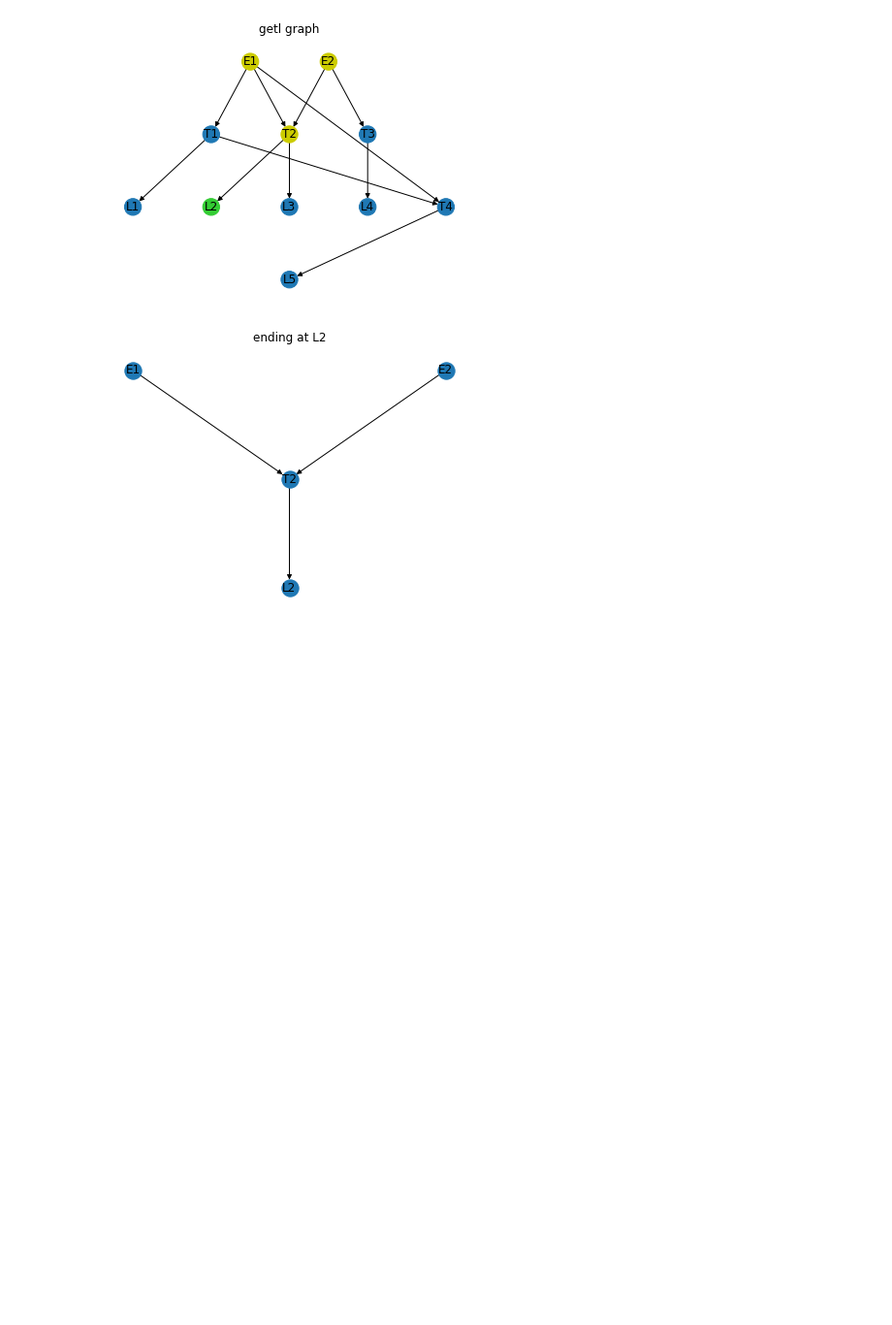
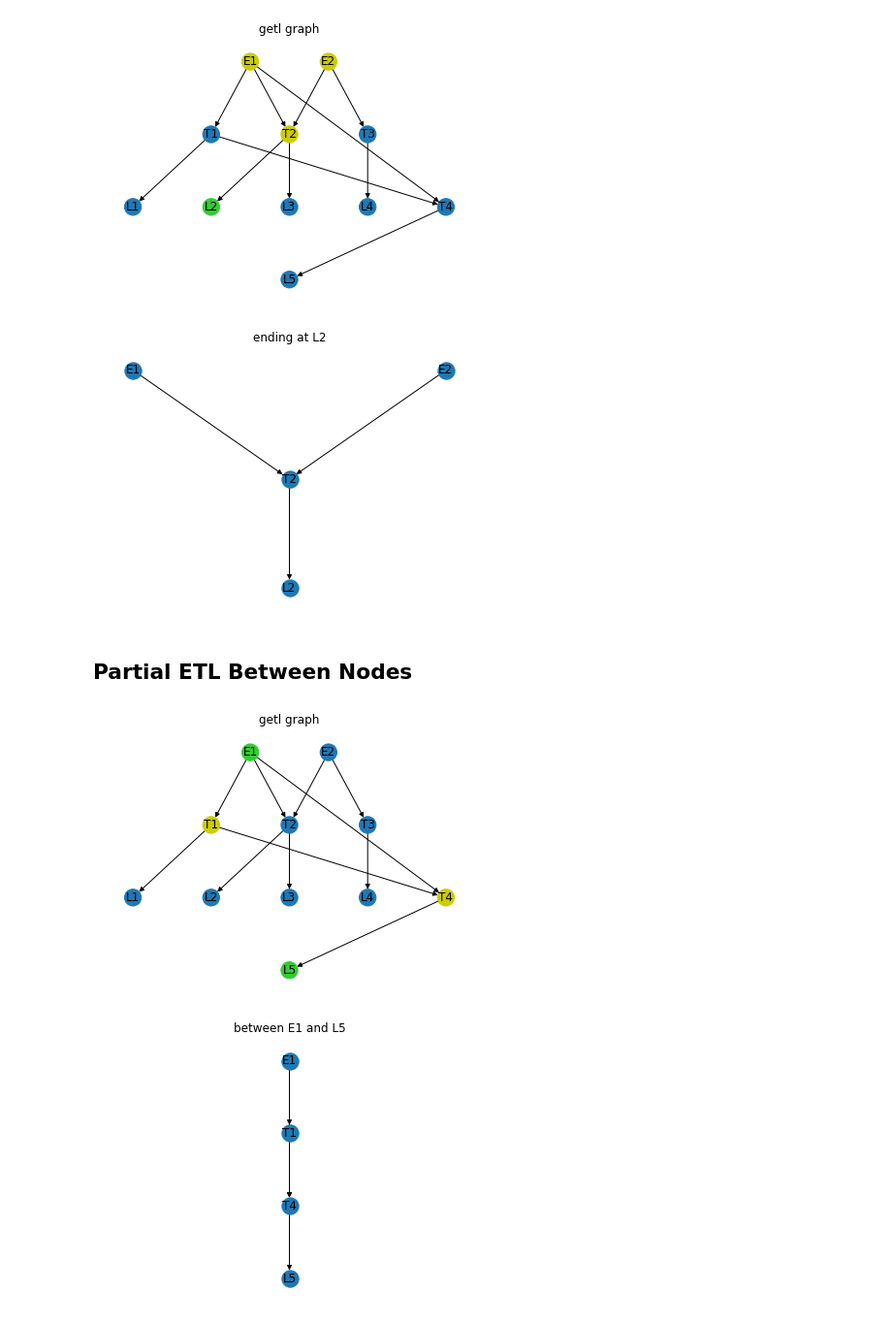
Before and after one commit to caswolfe/getl, a Jupyter notebook: src/etl01_overview.ipynb, the cells around one changed output. Shown at 97% size. Cells and saved outputs as stored; diff of their text form; code cells hidden in the pictures; blank space fills up the shorter version.

Commit message:
added get_process_between and get_processes_between

```diff
--- a/src/etl01_overview.ipynb
+++ b/src/etl01_overview.ipynb
@@ -55,3 +55,15 @@ getl.draw_etl_process(subset_load2, 'ending at L2')
 # %% [output]
 [figure]
 [figure]
+# %% [markdown]
+## Partial ETL Between Nodes
+# %%
+subset_load3 = getl.get_process_between(gg, 'E1', 'L5')
+rg4, run_order4 = getl.create_linear_run(subset_load3)
+
+color4 = ['#33cc33' if node == 'E1' or node == 'L5' else '#cccc00' if node in subset_load3 else '#1f78b4' for node in gg]
+getl.draw_etl_process(gg, 'getl graph', node_color=color4)
+getl.draw_etl_process(subset_load3, 'between E1 and L5')
+# %% [output]
+[figure, added]
+[figure, added]
```
Also changed, not shown: parts of 2 cells of this notebook, 1 other file.
